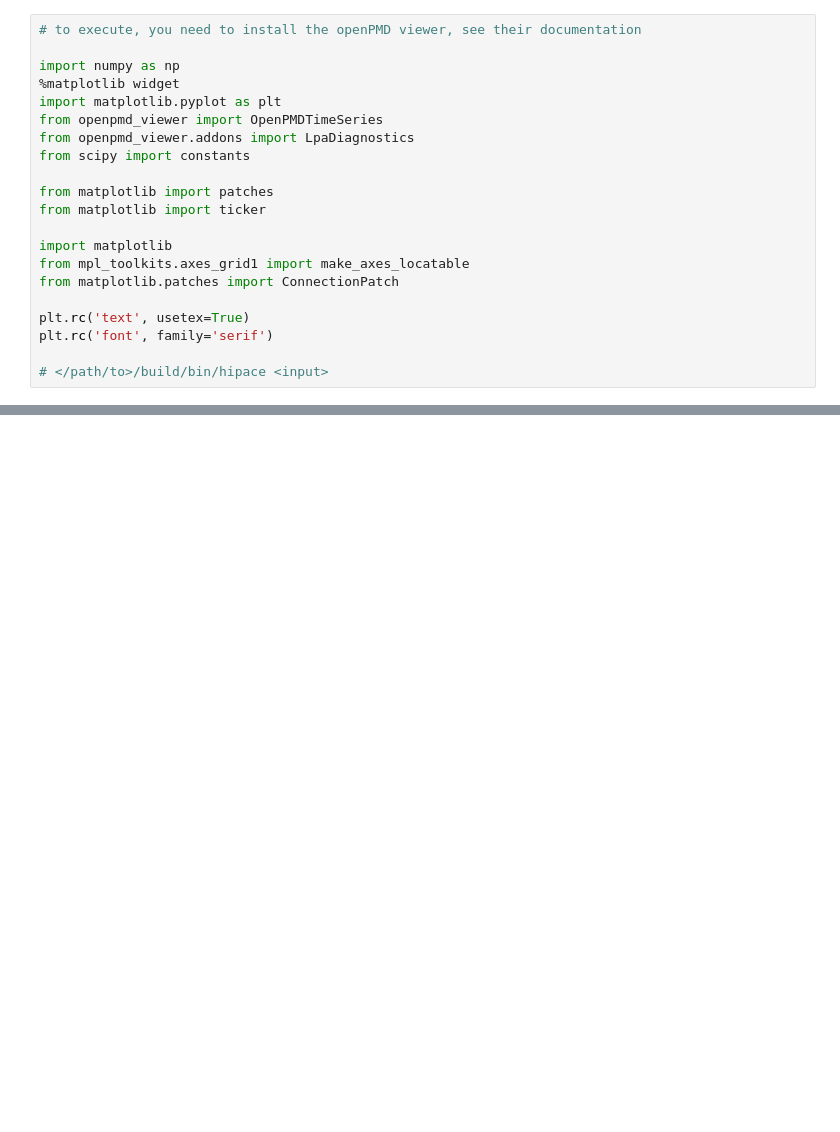
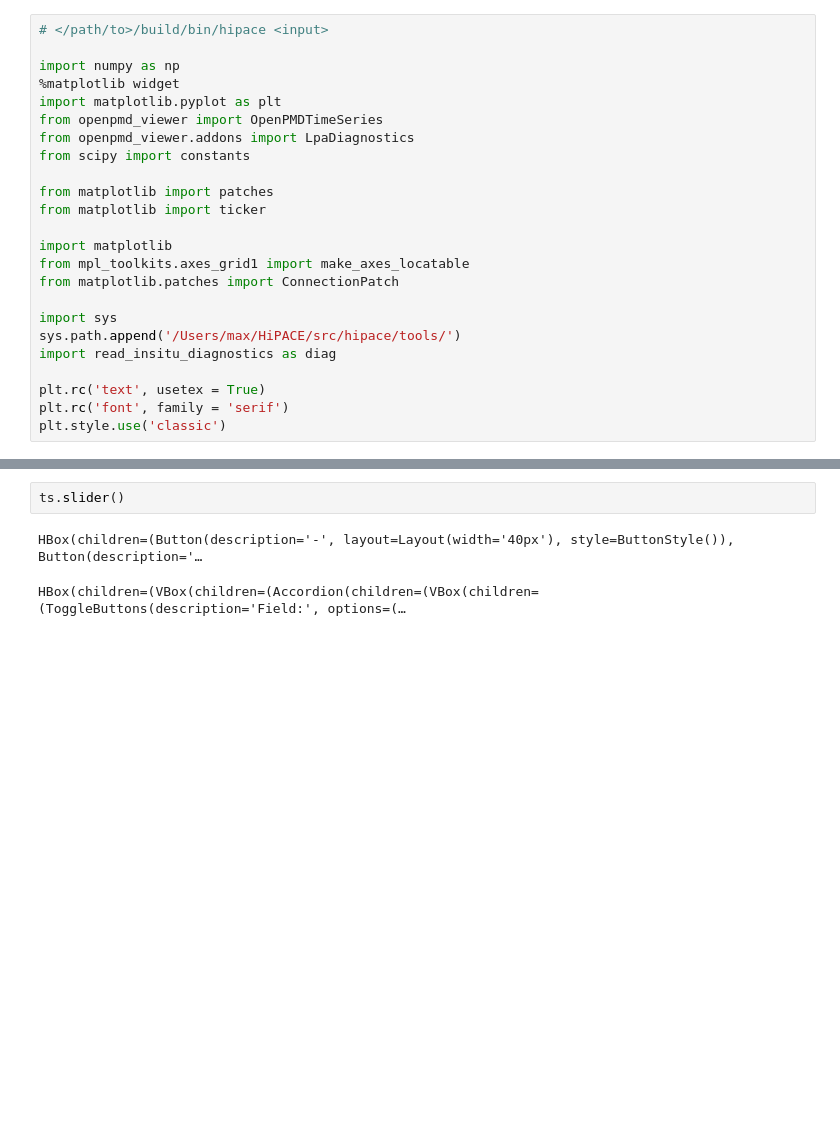
Before and after one commit to MaxVarverakis/PositronPWFA, a Jupyter notebook: brief_analysis.ipynb, the cells around one changed output, grey strips where cells are left out. Drawn from its saved outputs; the diff is of its cells as text; blank space fills up the shorter version.

```diff
--- a/brief_analysis.ipynb
+++ b/brief_analysis.ipynb
@@ -1,5 +11,5 @@
 # %%
-# to execute, you need to install the openPMD viewer, see their documentation
+# </path/to>/build/bin/hipace <input>
 
 import numpy as np
 %matplotlib widget
@@ -15,8 +25,11 @@ import matplotlib
 from mpl_toolkits.axes_grid1 import make_axes_locatable
 from matplotlib.patches import ConnectionPatch
 
-plt.rc('text', usetex=True)
-plt.rc('font', family='serif')
+import sys
+sys.path.append('/Users/max/HiPACE/src/hipace/tools/')
+import read_insitu_diagnostics as diag
 
-# </path/to>/build/bin/hipace <input>
+plt.rc('text', usetex = True)
+plt.rc('font', family = 'serif')
+plt.style.use('classic')
 # %%
@@ -24,0 +146,6 @@ ts_test2 = LpaDiagnostics('/Users/max/HiPACE/test/diags/hdf5/', check_all_files=
+# %%
+ts.slider()
+# %% [output]
+HBox(children=(Button(description='-', layout=Layout(width='40px'), style=ButtonStyle()), Button(description='…
+HBox(children=(VBox(children=(Accordion(children=(VBox(children=(ToggleButtons(description='Field:', options=(…
+[figure, added]
```
Also changed, not shown: parts of 38 cells of this notebook, 10 other files.
